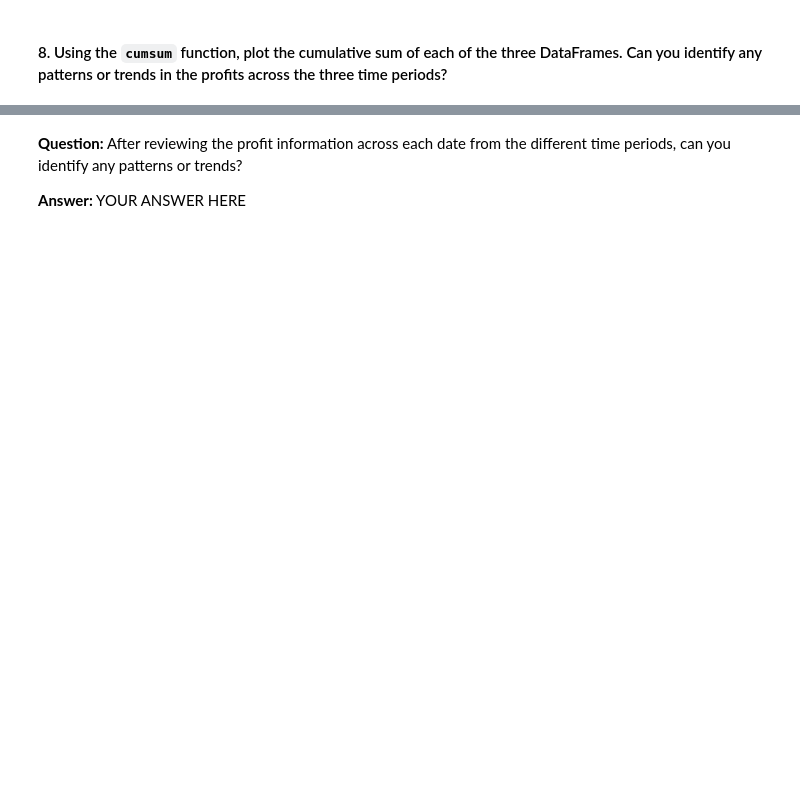
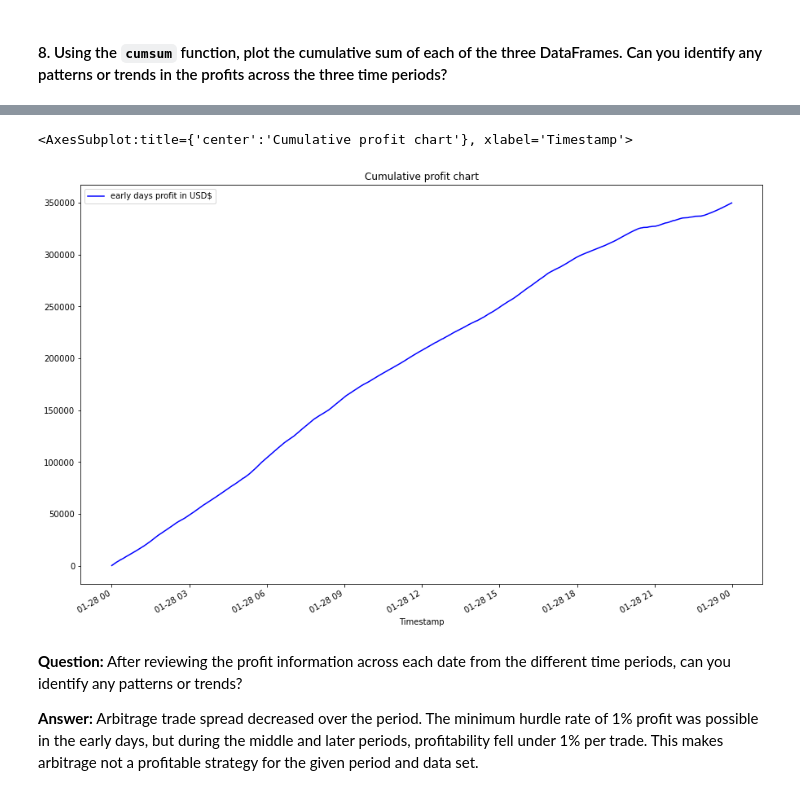
Before and after one commit to Aheesh/arbitrage, a Jupyter notebook: crypto_arbitrage.ipynb, the cells around one changed output, grey strips where cells are left out. Saved outputs shown, nothing was run; the diff lists cells and outputs as text; code cells hidden in the pictures; blank space fills up the shorter version.

```diff
--- a/crypto_arbitrage.ipynb
+++ b/crypto_arbitrage.ipynb
@@ -921,2 +1074,21 @@ profit_per_trade_early = # YOUR CODE HERE
 # %% [markdown]
 #### 8. Using the `cumsum` function, plot the cumulative sum of each of the three DataFrames. Can you identify any patterns or trends in the profits across the three time periods?
+# %%
+# Use the cumsum function to calculate the cumulative profits over time for the early profit per trade DataFrame
+cumulative_profit_early = profit_per_trade_early.cumsum()
+print(f"Potential arbitrage cumulative profit that can be made on a middle day in the time period = USD ${cumulative_profit_early}")
+display("******************************************************************************")
+
+# Check for number of profitable trades for middle date then calculate potential profit.
+if(profitable_trades_middle.sum()):
+    print(f"Potential arbitrage cumulative profit that can be made on a middle day in the time period = USD ${profitable_trades_middle.cumsum()}")
+else:
+    display("No profitable trades greater than 1% by cost for middle date")
+
+display("******************************************************************************")
+
+# Check for number of profitable trades for late date then calculate potential profit.
+if(profitable_trades_late.sum()):
+    print(f"Potential arbitrage profits that can be made on a late day in the time period = USD ${profitable_trades_late.cumsum()}")
+else:
+    display("No profitable trades greater than 1% by cost for late date")
@@ -923,3 +1113,7 @@ profit_per_trade_early = # YOUR CODE HERE
 # %%
-# Use the cumsum function to calculate the cumulative profits over time for the early profit per trade DataFrame
-cumulative_profit_early = # YOUR CODE HERE
+# Plot the cumulative sum of profits for the early profit per trade DataFrame
+# YOUR CODE HERE
+cumulative_profit_early.plot(kind='line',figsize=(15,10),title='Cumulative profit chart',legend=True,color='blue',label='early days profit in USD$')
+# %% [output]
+<AxesSubplot:title={'center':'Cumulative profit chart'}, xlabel='Timestamp'>
+[figure, added]
@@ -929,4 +1120,4 @@ cumulative_profit_early = # YOUR CODE HERE
 # %% [markdown]
 **Question:** After reviewing the profit information across each date from the different time periods, can you identify any patterns or trends?
 
-**Answer:** YOUR ANSWER HERE
+**Answer:** Arbitrage trade spread decreased over the period. The minimum hurdle rate of 1% profit was possible in the early days, but during the middle and later periods, profitability fell under 1% per trade. This makes arbitrage not a profitable strategy for the given period and data set.
```
Also changed, not shown: parts of 27 cells of this notebook, 1 other file.
